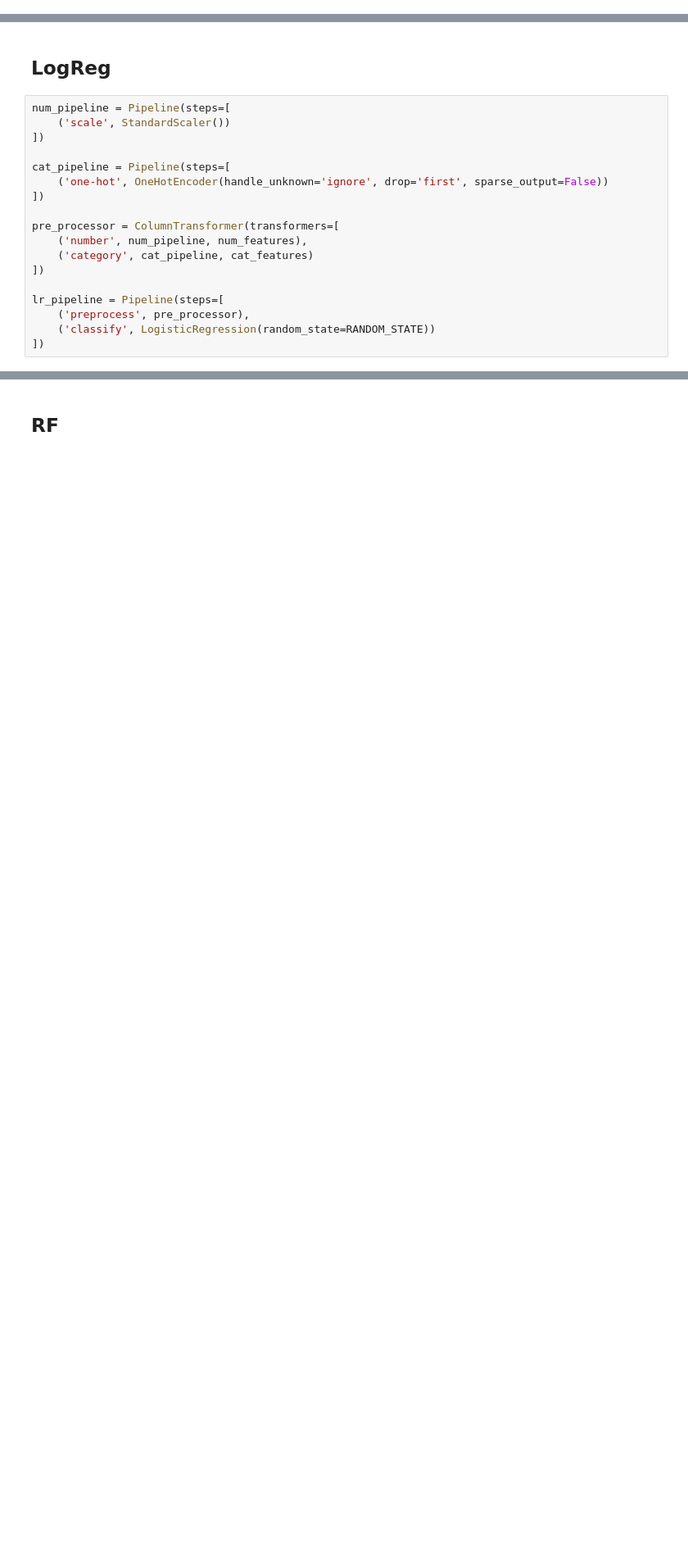
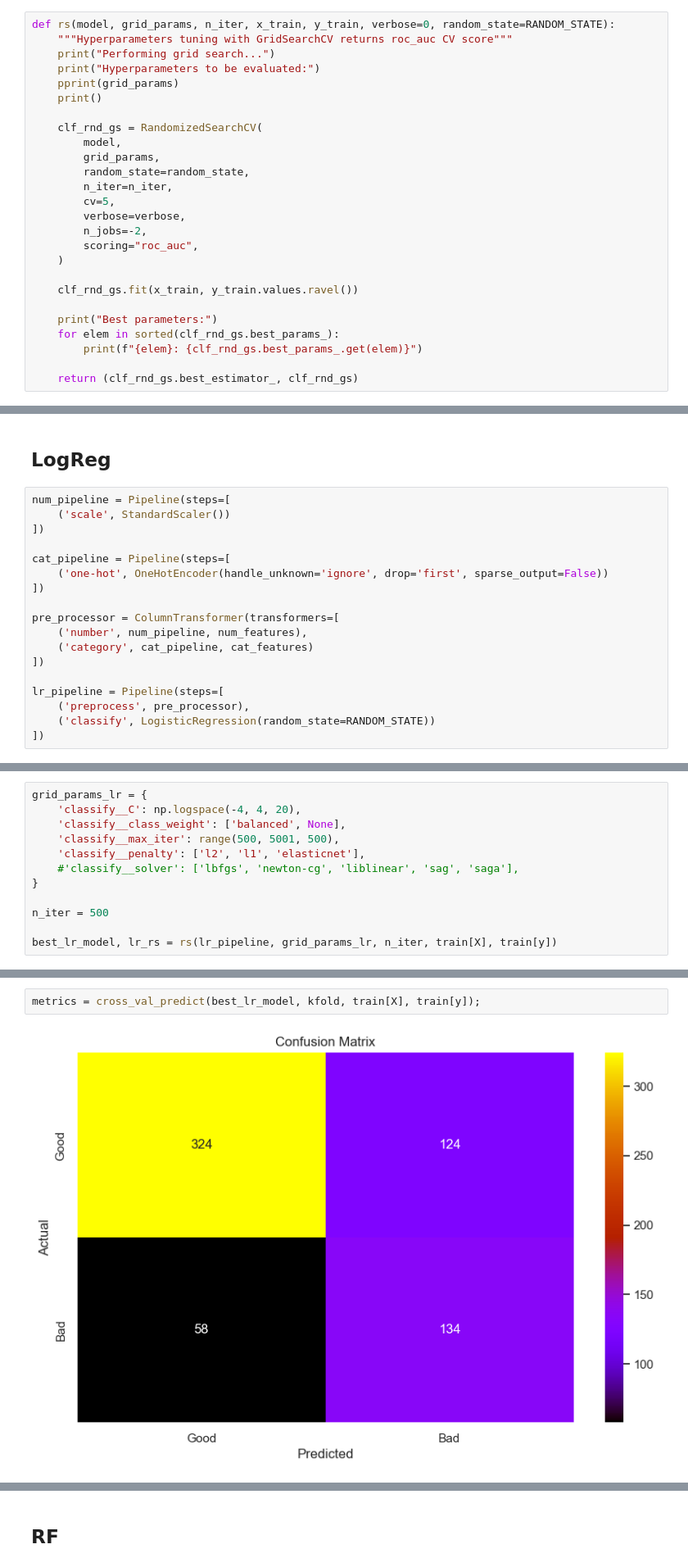
Before and after one commit to Shilenkovv/Credit_risk, a Jupyter notebook: notebooks/train.ipynb, the cells around one changed output, grey strips where cells are left out. Shown: that part at 82% size. Cells and saved outputs as stored; diff of their text form; blank space fills up the shorter version.

```diff
--- a/notebooks/train.ipynb
+++ b/notebooks/train.ipynb
@@ -88,0 +65,26 @@ X_ohe = train_ohe.drop('target', axis=1).columns
+# %%
+def rs(model, grid_params, n_iter, x_train, y_train, verbose=0, random_state=RANDOM_STATE):
+    """Hyperparameters tuning with GridSearchCV returns roc_auc CV score"""
+    print("Performing grid search...")
+    print("Hyperparameters to be evaluated:")
+    pprint(grid_params)
+    print()
+
+    clf_rnd_gs = RandomizedSearchCV(
+        model,
+        grid_params,
+        random_state=random_state,
+        n_iter=n_iter,
+        cv=5,
+        verbose=verbose,
+        n_jobs=-2,
+        scoring="roc_auc",
+    )
+
+    clf_rnd_gs.fit(x_train, y_train.values.ravel())
+
+    print("Best parameters:")
+    for elem in sorted(clf_rnd_gs.best_params_):
+        print(f"{elem}: {clf_rnd_gs.best_params_.get(elem)}")
+
+    return (clf_rnd_gs.best_estimator_, clf_rnd_gs)
@@ -178,0 +255,12 @@ Acc 0.719
+# %%
+grid_params_lr = {
+    'classify__C': np.logspace(-4, 4, 20),
+    'classify__class_weight': ['balanced', None],
+    'classify__max_iter': range(500, 5001, 500),
+    'classify__penalty': ['l2', 'l1', 'elasticnet'],
+    #'classify__solver': ['lbfgs', 'newton-cg', 'liblinear', 'sag', 'saga'],
+}
+
+n_iter = 500
+
+best_lr_model, lr_rs = rs(lr_pipeline, grid_params_lr, n_iter, train[X], train[y])
@@ -178,0 +287,4 @@ Acc 0.719
+# %%
+metrics = cross_val_predict(best_lr_model, kfold, train[X], train[y]);
+# %% [output]
+[figure, added]
```
Also changed, not shown: parts of 36 cells of this notebook, 3 other files.
